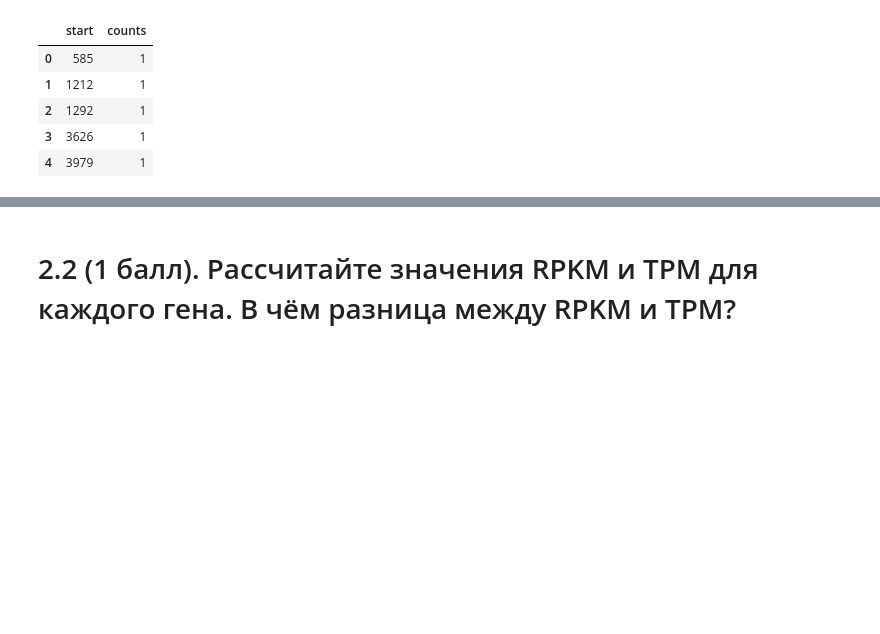
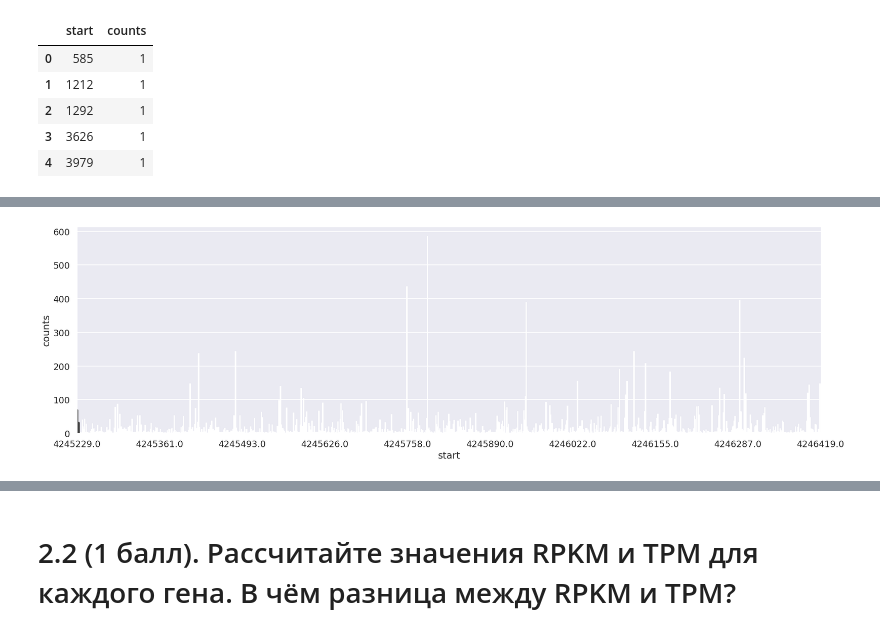
Before and after one commit to alex123012/bioinf_2022, a Jupyter notebook: RiboSeq/RiboSeq.ipynb, the cells around one changed output, grey strips where cells are left out. Saved outputs shown, nothing was run; the diff lists cells and outputs as text; code cells hidden in the pictures; blank space fills up the shorter version.

```diff
--- a/RiboSeq/RiboSeq.ipynb
+++ b/RiboSeq/RiboSeq.ipynb
@@ -412,0 +525,7 @@ r_coords.head()
+# %%
+gene_counts = {}
+for gene in tqdm(genes.index):
+    gene_counts[gene] = coords[coords['start'].between(genes.loc[gene, "start"], genes.loc[gene, "end"])].copy()
+# %%
+chosen_gene = np.random.choice(genes.Name.unique())
+chosen_gene
@@ -412,0 +534,3 @@ r_coords.head()
+# %%
+chosen_gene_df = gene_counts[chosen_gene]
+chosen_gene_df.head()
@@ -412,0 +544,11 @@ r_coords.head()
+# %%
+def barplot_for_counts(df: pd.DataFrame) -> None:
+    fig, ax = plt.subplots(figsize=(25, 7))
+    sns.barplot(data=df.astype({"start": str, "counts": int}), x="start", y="counts", ax=ax)
+    ax.set_xticks(np.linspace(min(ax.get_xticks()), max(ax.get_xticks()), 10))
+    ax.set_xticklabels(np.round(np.linspace(df.start.min(), df.start.max(), 10)))
+    plt.show()
+# %%
+barplot_for_counts(chosen_gene_df)
+# %% [output]
+[figure, added]
```
Also changed, not shown: parts of 23 cells of this notebook, 4 other files.
